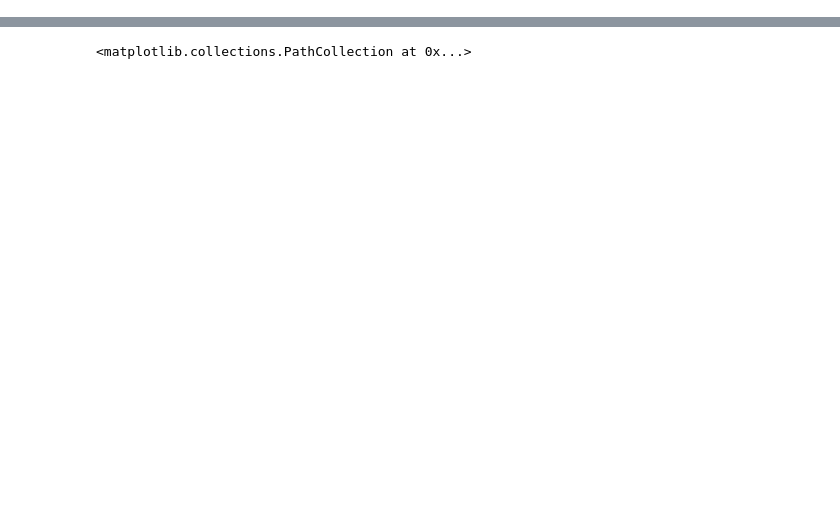
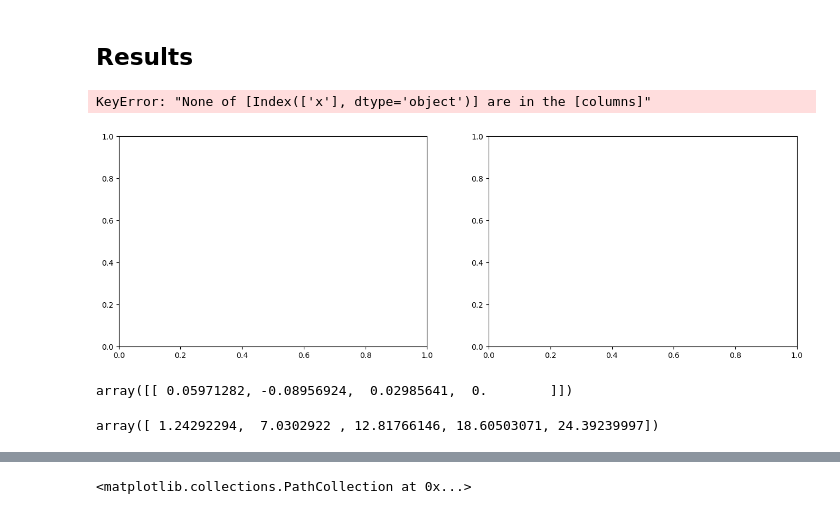
Before and after one commit to ihmeuw-msca/sfma, a Jupyter notebook: notebooks/GDP and LE.ipynb, the cells around one changed output, grey strips where cells are left out. Drawn from its saved outputs; the diff is of its cells as text; code cells hidden in the pictures; blank space fills up the shorter version.

```diff
--- a/notebooks/GDP and LE.ipynb
+++ b/notebooks/GDP and LE.ipynb
@@ -8,0 +18,11 @@ df = pd.read_csv("../data/gdp-le.csv")
+# %% [markdown]
+## Results
+# %%
+fig, ax = plt.subplots(1, 2, figsize=(16, 5))
+ax[0].scatter(df[["]], df[["y"]], alpha=0.3)
+plt.scatter(df[["x"]], df[['y']], alpha = 0.7)
+plt.grid()
+ax[1].scatter(np.log(df[["gdp"]]), np.log(df[["le"]]), alpha=0.3)
+# %% [output]
+KeyError: "None of [Index(['x'], dtype='object')] are in the [columns]"
+[figure, added]
@@ -8,0 +56,8 @@ df = pd.read_csv("../data/gdp-le.csv")
+# %%
+model.parameter.variables[0].spline.design_dmat(np.array([12]), order=2)
+# %% [output]
+array([[ 0.05971282, -0.08956924,  0.02985641,  0.        ]])
+# %%
+model.parameter.variables[0].spline.knots
+# %% [output]
+array([ 1.24292294,  7.0302922 , 12.81766146, 18.60503071, 24.39239997])
```
Also changed, not shown: parts of 11 cells of this notebook, 15 other files.
